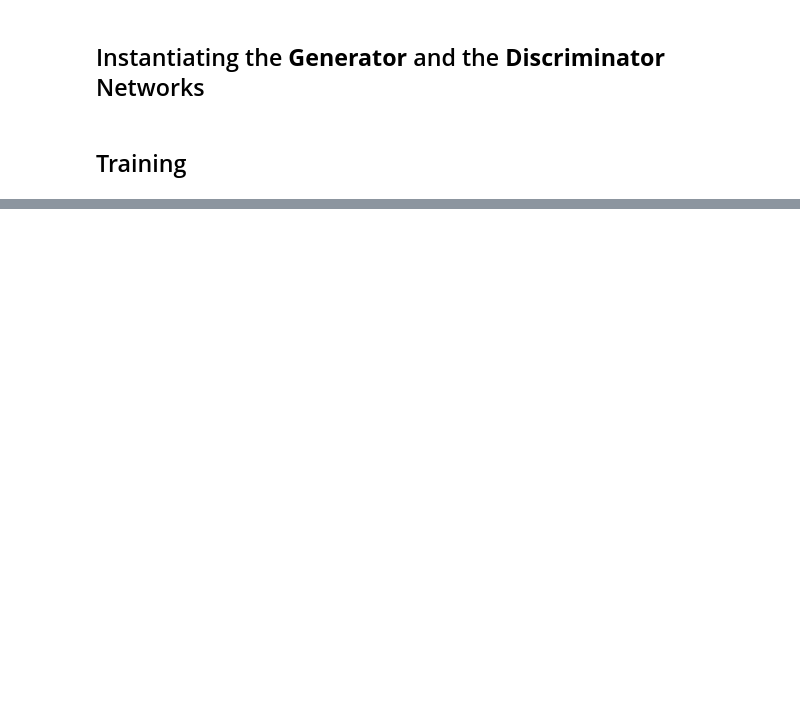
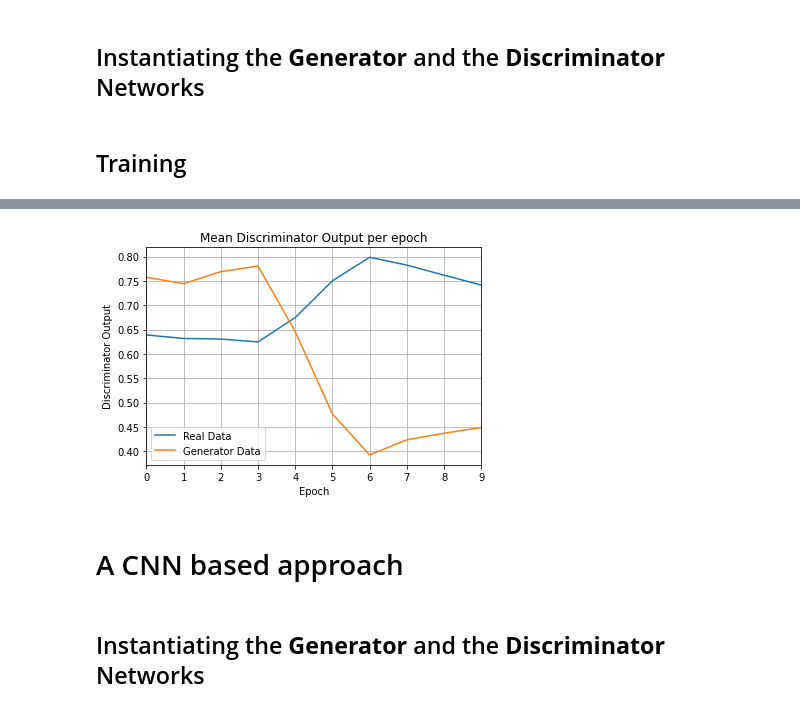
Before and after one commit to ddelikonstantis/RoughML, a Jupyter notebook: Nanorough_surface_Super_resolution.ipynb, the cells around one changed output, grey strips where cells are left out. Cells and saved outputs as stored; diff of their text form; code cells hidden in the pictures; blank space fills up the shorter version.

```diff
--- a/Nanorough_surface_Super_resolution.ipynb
+++ b/Nanorough_surface_Super_resolution.ipynb
@@ -725,0 +857,6 @@ criterion = BCELoss().to(device)
+# %%
+plot_against(discriminator_output_reals, discriminator_output_fakes, title="Mean Discriminator Output per epoch", xlabel="Epoch", ylabel="Discriminator Output", labels=("Real Data", "Generator Data"))
+# %% [output]
+[figure, added]
+# %% [markdown]
+# A CNN based approach
@@ -725,0 +959,2 @@ criterion = BCELoss().to(device)
+# %% [markdown]
+## Instantiating the **Generator** and the **Discriminator** Networks
```
Also changed, not shown: parts of 66 cells of this notebook.
